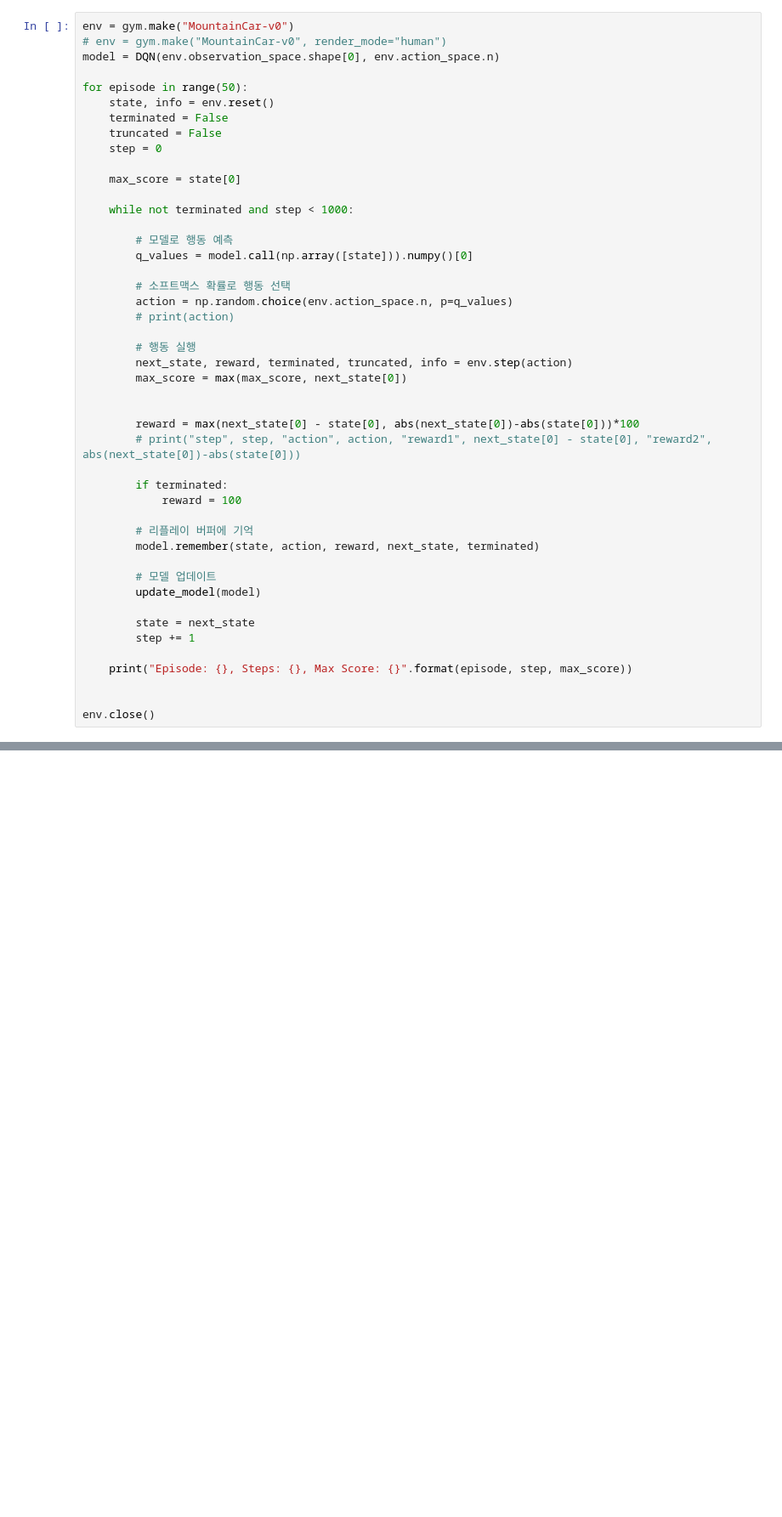
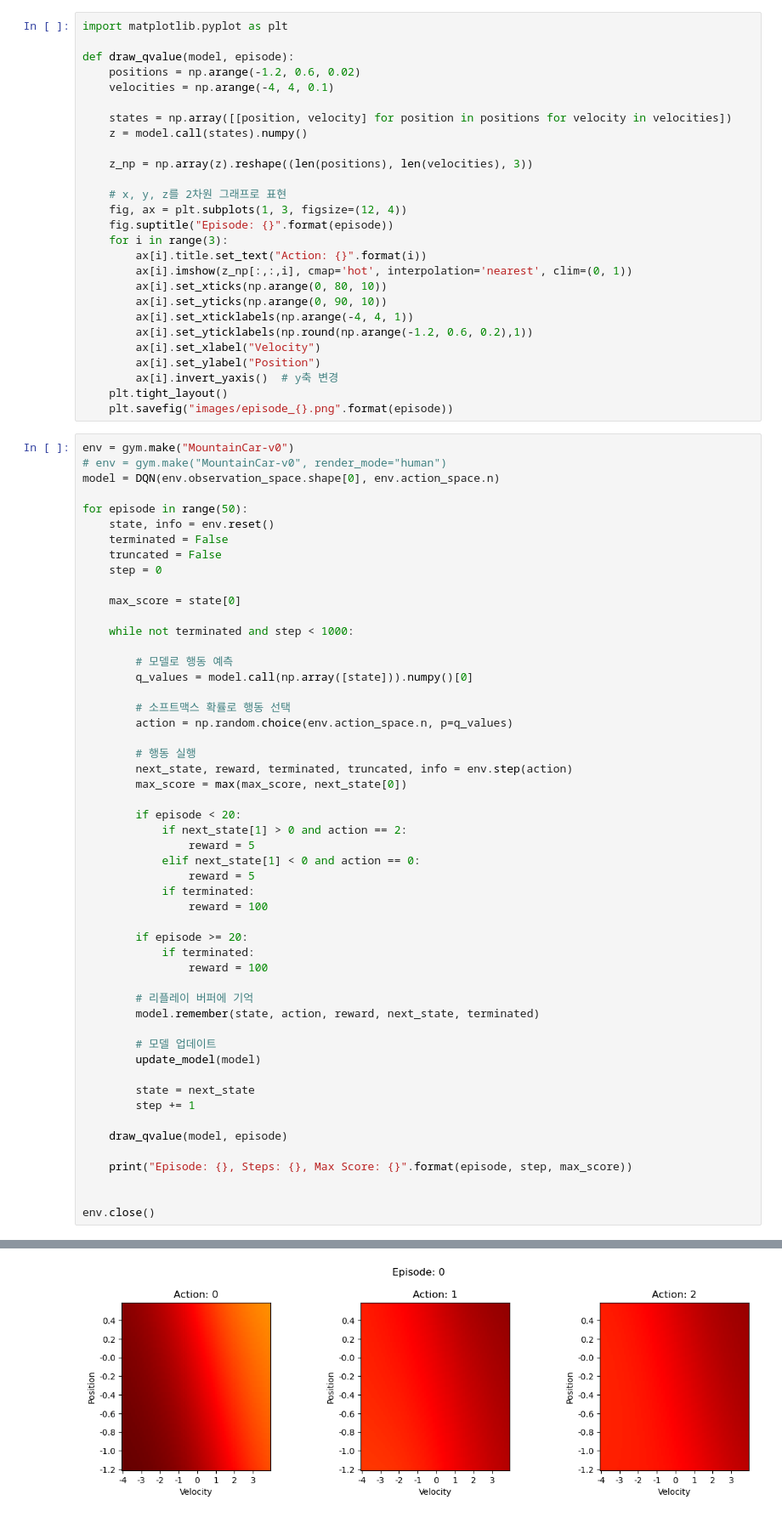
Before and after one commit to Greathoney/mcl_internship, a Jupyter notebook: mountain_car/model2.ipynb, the cells around one changed output, grey strips where cells are left out. Shown at 85% size. Drawn from its saved outputs; the diff is of its cells as text; blank space fills up the shorter version.

```diff
--- a/mountain_car/model2.ipynb
+++ b/mountain_car/model2.ipynb
@@ -67,6 +68,33 @@ def update_model(model: DQN):
     gradients = tape.gradient(loss, model.trainable_variables)
     optimizer = tf.keras.optimizers.Adam(learning_rate=0.001)
     optimizer.apply_gradients(zip(gradients, model.trainable_variables))
+# %%
+import matplotlib.pyplot as plt
+
+def draw_qvalue(model, episode):
+    positions = np.arange(-1.2, 0.6, 0.02)
+    velocities = np.arange(-4, 4, 0.1)
+
+    states = np.array([[position, velocity] for position in positions for velocity in velocities])
+    z = model.call(states).numpy()
+
+    z_np = np.array(z).reshape((len(positions), len(velocities), 3))
+
+    # x, y, z를 2차원 그래프로 표현
+    fig, ax = plt.subplots(1, 3, figsize=(12, 4))
+    fig.suptitle("Episode: {}".format(episode))
+    for i in range(3):
+        ax[i].title.set_text("Action: {}".format(i))
+        ax[i].imshow(z_np[:,:,i], cmap='hot', interpolation='nearest', clim=(0, 1))
+        ax[i].set_xticks(np.arange(0, 80, 10))
+        ax[i].set_yticks(np.arange(0, 90, 10))
+        ax[i].set_xticklabels(np.arange(-4, 4, 1))
+        ax[i].set_yticklabels(np.round(np.arange(-1.2, 0.6, 0.2),1))
+        ax[i].set_xlabel("Velocity")
+        ax[i].set_ylabel("Position")
+        ax[i].invert_yaxis()  # y축 변경
+    plt.tight_layout()
+    plt.savefig("images/episode_{}.png".format(episode))
 # %%
 env = gym.make("MountainCar-v0")
 # env = gym.make("MountainCar-v0", render_mode="human")
@@ -87,18 +115,22 @@ for episode in range(50):
 
         # 소프트맥스 확률로 행동 선택
         action = np.random.choice(env.action_space.n, p=q_values)
-        # print(action)
 
         # 행동 실행
         next_state, reward, terminated, truncated, info = env.step(action)
         max_score = max(max_score, next_state[0])
 
+        if episode < 20:
+            if next_state[1] > 0 and action == 2:
+                reward = 5
+            elif next_state[1] < 0 and action == 0:
+                reward = 5
+            if terminated:
+                reward = 100
 
-        reward = max(next_state[0] - state[0], abs(next_state[0])-abs(state[0]))*100
-        # print("step", step, "action", action, "reward1", next_state[0] - state[0], "reward2", abs(next_state[0])-abs(state[0]))
-
-        if terminated:
-            reward = 100
+        if episode >= 20:
+            if terminated:
+                reward = 100
 
         # 리플레이 버퍼에 기억
         model.remember(state, action, reward, next_state, terminated)
@@ -109,6 +141,8 @@ for episode in range(50):
         state = next_state
         step += 1
 
+    draw_qvalue(model, episode)
+
     print("Episode: {}, Steps: {}, Max Score: {}".format(episode, step, max_score))
 
 
@@ -122 +156,2 @@ Episode: 4, Steps: 1000, Max Score: -0.4010659158229828
 KeyboardInterrupt:
+[figure, added]
```
Also changed, not shown: parts of 4 cells of this notebook, 17 other files.
